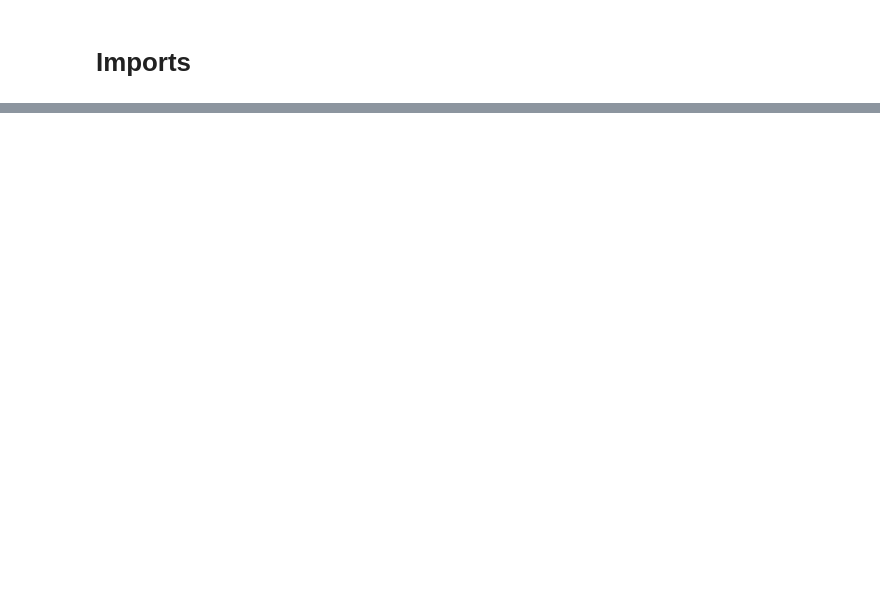
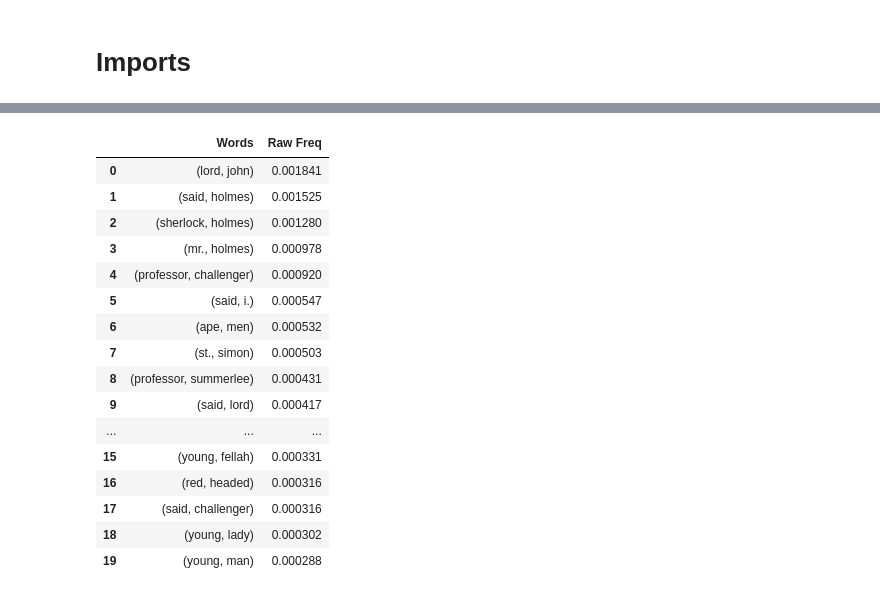
Before and after one commit to 808hanronald/final_belt_aml, a Jupyter notebook: final_belt_aml.ipynb, the cells around one changed output, grey strips where cells are left out. Saved outputs shown, nothing was run; the diff lists cells and outputs as text; code cells hidden in the pictures; blank space fills up the shorter version.

```diff
--- a/final_belt_aml.ipynb
+++ b/final_belt_aml.ipynb
@@ -20,0 +75,6 @@ with zipfile.ZipFile(zip_file_path, 'r') as zip_ref:
+# %%
+# Using custom function to produce tokens with nlp arugments
+df['tokens'] = fn.batch_preprocess_texts(df.paragraph,nlp=nlp)
+# Using custom function to produce lemmas with nlp arguments
+df['lemmas'] = fn.batch_preprocess_texts(df.paragraph,nlp=nlp)
+df.head()
@@ -20,0 +90,6 @@ with zipfile.ZipFile(zip_file_path, 'r') as zip_ref:
+# %%
+# Join list of tokens into a sting with spaces between each token
+df['tokens_joined'] = df.tokens.map(lambda x: ' '.join(x))
+# Join list of lemmas inot a string with spaces between each lemmas
+df['lemmas_joined'] = df.lemmas.map(lambda x: ' '.join(x))
+df.head()
@@ -20,0 +105,5 @@ with zipfile.ZipFile(zip_file_path, 'r') as zip_ref:
+# %%
+# Creating filters
+conan_doyle = df['source']=='Conan Doyle'
+christie = df['source']=='Christie'
+conan_doyle.sum(), christie.sum()
@@ -20,0 +150,3 @@ with zipfile.ZipFile(zip_file_path, 'r') as zip_ref:
+# %%
+conan_doyle_text_exploded_list = df.loc[conan_doyle, 'tokens'].explode().astype(str).to_list()
+conan_doyle_text_exploded_list[:5]
@@ -20,0 +251,21 @@ with zipfile.ZipFile(zip_file_path, 'r') as zip_ref:
+# %%
+# Use function to find frequency values for quad-grams in low reviews
+fn.get_ngram_measures_finder(conan_doyle_text_exploded_list, ngrams=2, top_n=20)
+# %% [output]
+|  | Words | Raw Freq |
+| 0 | (lord, john) | 0.001841 |
+| 1 | (said, holmes) | 0.001525 |
+| 2 | (sherlock, holmes) | 0.001280 |
+| 3 | (mr., holmes) | 0.000978 |
+| 4 | (professor, challenger) | 0.000920 |
+| 5 | (said, i.) | 0.000547 |
+| 6 | (ape, men) | 0.000532 |
+| 7 | (st., simon) | 0.000503 |
+| 8 | (professor, summerlee) | 0.000431 |
+| 9 | (said, lord) | 0.000417 |
+| ... | ... | ... |
+| 15 | (young, fellah) | 0.000331 |
+| 16 | (red, headed) | 0.000316 |
+| 17 | (said, challenger) | 0.000316 |
+| 18 | (young, lady) | 0.000302 |
+| 19 | (young, man) | 0.000288 |
```
Also changed, not shown: parts of 33 cells of this notebook, 1 other file.
